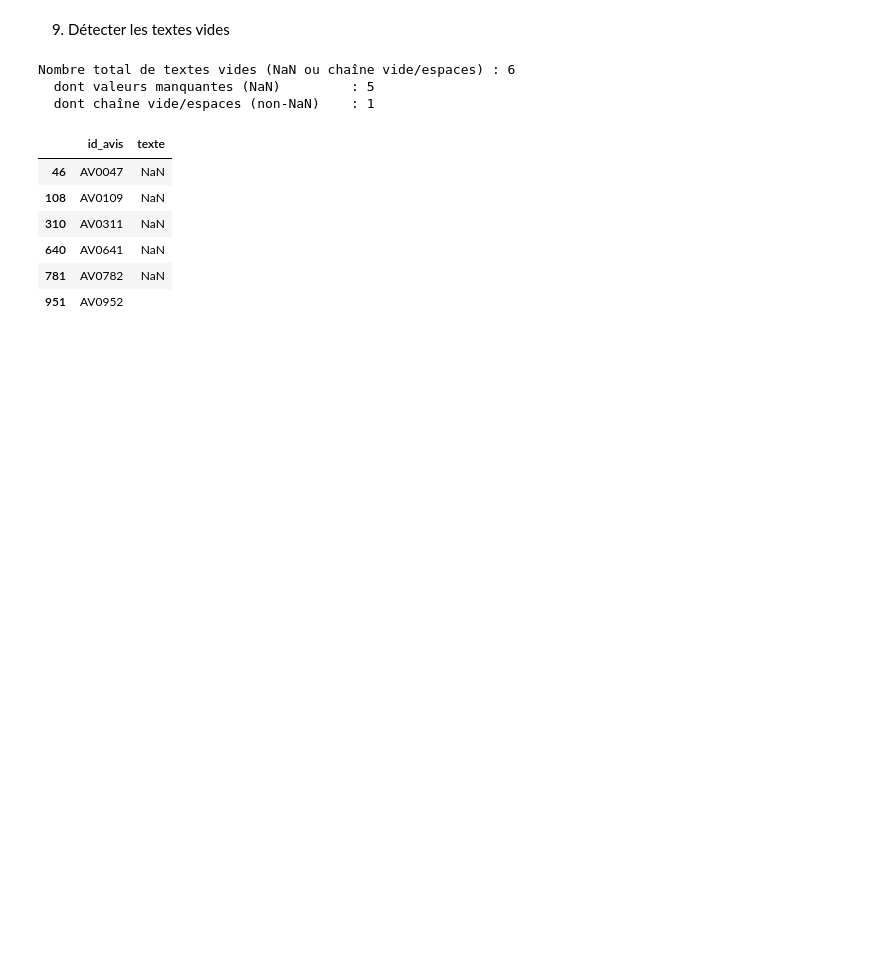
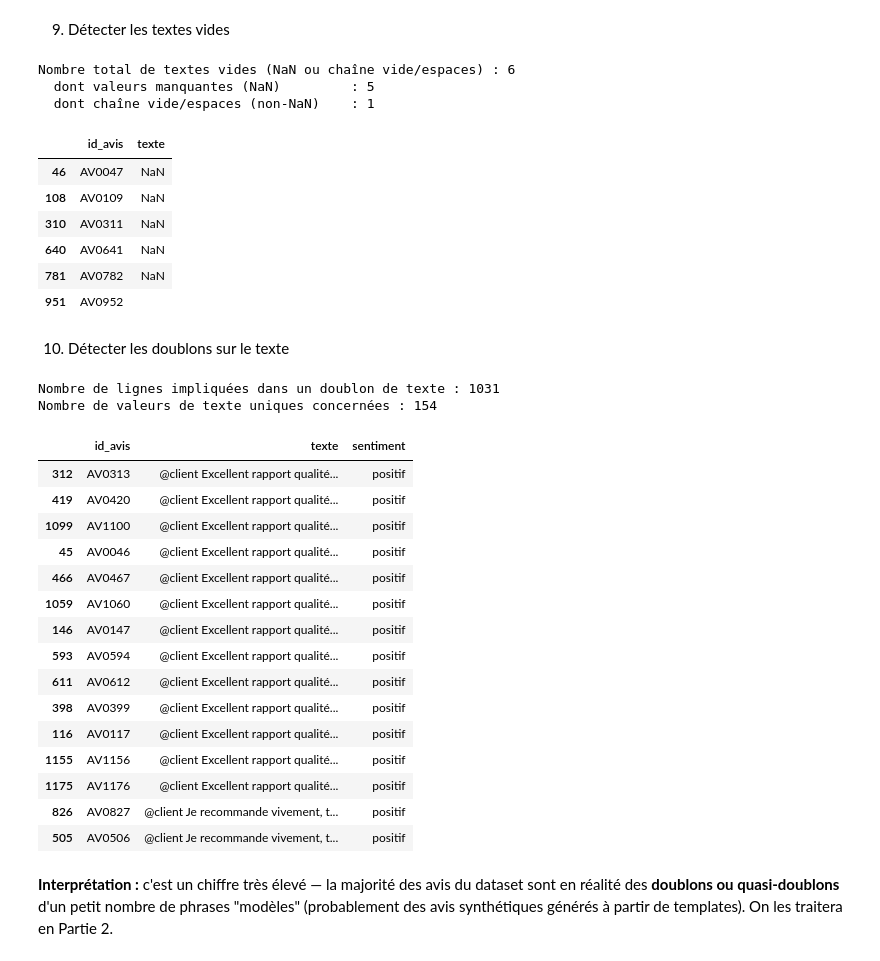
Before and after one commit to Youssoupha-ndiaye/atelier_preparations_donnees_textuelles_ODC_IA, a Jupyter notebook: atelier_prepa_donnees_textuelles/notebooks/atelier_prepa_donnees_textuelles.ipynb, the cells around one changed output. Saved outputs shown, nothing was run; the diff lists cells and outputs as text; code cells hidden in the pictures; blank space fills up the shorter version.

Commit message:
Partie 1-10) détection des doublons sur le texte

```diff
--- a/atelier_prepa_donnees_textuelles/notebooks/atelier_prepa_donnees_textuelles.ipynb
+++ b/atelier_prepa_donnees_textuelles/notebooks/atelier_prepa_donnees_textuelles.ipynb
@@ -342,3 +342,36 @@ Nombre total de textes vides (NaN ou chaîne vide/espaces) : 6
 | 640 | AV0641 | NaN |
 | 781 | AV0782 | NaN |
 | 951 | AV0952 |  |
+# %% [markdown]
+10) Détecter les doublons sur le texte
+# %%
+doublons_texte = df[df["texte"].notna() & df["texte"].duplicated(keep=False)]
+doublons_texte = doublons_texte.sort_values("texte")
+
+print(f"Nombre de lignes impliquées dans un doublon de texte : {len(doublons_texte)}")
+print(f"Nombre de valeurs de texte uniques concernées : {df['texte'].dropna()[df['texte'].dropna().duplicated(keep=False)].nunique()}")
+print()
+doublons_texte[["id_avis", "texte", "sentiment"]].head(15)
+# %% [output]
+Nombre de lignes impliquées dans un doublon de texte : 1031
+Nombre de valeurs de texte uniques concernées : 154
+|  | id_avis | texte | sentiment |
+| 312 | AV0313 | @client Excellent rapport qualité... | positif |
+| 419 | AV0420 | @client Excellent rapport qualité... | positif |
+| 1099 | AV1100 | @client Excellent rapport qualité... | positif |
+| 45 | AV0046 | @client Excellent rapport qualité... | positif |
+| 466 | AV0467 | @client Excellent rapport qualité... | positif |
+| 1059 | AV1060 | @client Excellent rapport qualité... | positif |
+| 146 | AV0147 | @client Excellent rapport qualité... | positif |
+| 593 | AV0594 | @client Excellent rapport qualité... | positif |
+| 611 | AV0612 | @client Excellent rapport qualité... | positif |
+| 398 | AV0399 | @client Excellent rapport qualité... | positif |
+| 116 | AV0117 | @client Excellent rapport qualité... | positif |
+| 1155 | AV1156 | @client Excellent rapport qualité... | positif |
+| 1175 | AV1176 | @client Excellent rapport qualité... | positif |
+| 826 | AV0827 | @client Je recommande vivement, t... | positif |
+| 505 | AV0506 | @client Je recommande vivement, t... | positif |
+# %% [markdown]
+**Interprétation :** c'est un chiffre très élevé — la majorité des avis du dataset sont en
+réalité des **doublons ou quasi-doublons** d'un petit nombre de phrases "modèles" (probablement des
+avis synthétiques générés à partir de templates). On les traitera en Partie 2.
```
